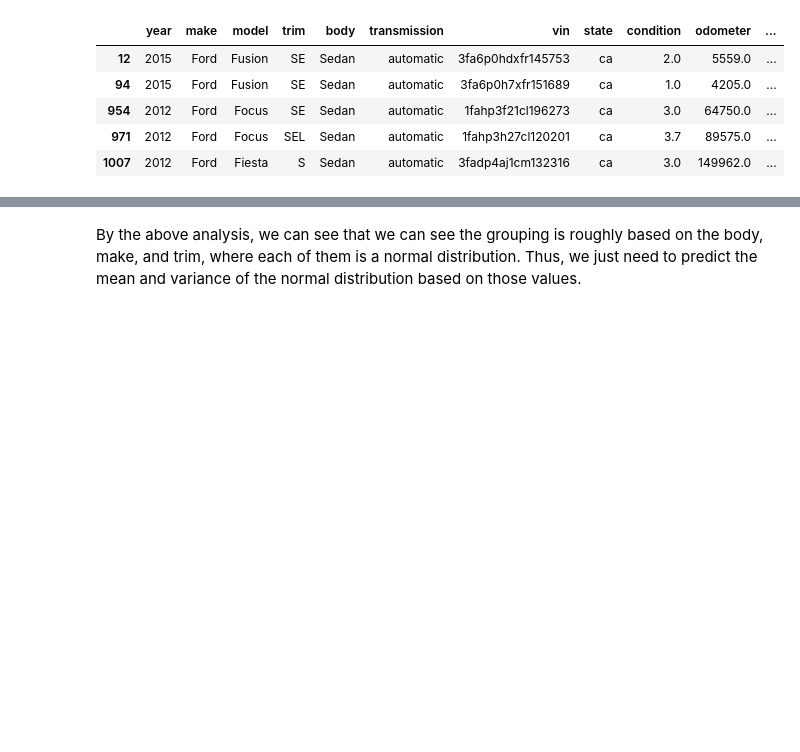
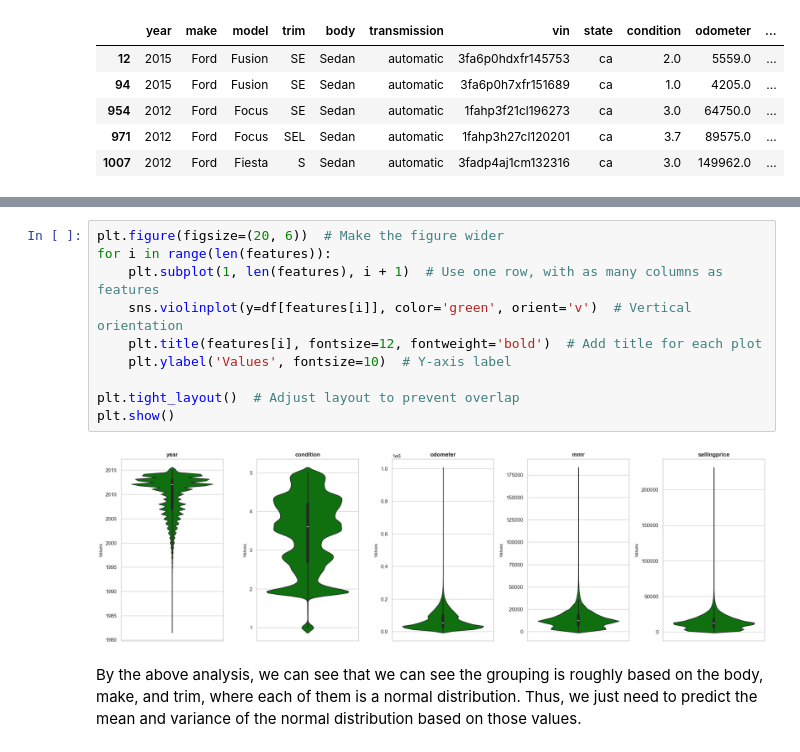
Before and after one commit to PicassoEEA/carAuctionAnalysis, a Jupyter notebook: solution.ipynb, the cells around one changed output, grey strips where cells are left out. Drawn from its saved outputs; the diff is of its cells as text; blank space fills up the shorter version.

```diff
--- a/solution.ipynb
+++ b/solution.ipynb
@@ -304,2 +372,14 @@ NameError: name 'corr_matrix' is not defined
+# %%
+plt.figure(figsize=(20, 6))  # Make the figure wider
+for i in range(len(features)):
+    plt.subplot(1, len(features), i + 1)  # Use one row, with as many columns as features
+    sns.violinplot(y=df[features[i]], color='green', orient='v')  # Vertical orientation
+    plt.title(features[i], fontsize=12, fontweight='bold')  # Add title for each plot
+    plt.ylabel('Values', fontsize=10)  # Y-axis label
+
+plt.tight_layout()  # Adjust layout to prevent overlap
+plt.show()
+# %% [output]
+[figure, added]
 # %% [markdown]
 By the above analysis, we can see that we can see the grouping is roughly based on the body, make, and trim, where each of them is a normal distribution. Thus, we just need to predict the mean and variance of the normal distribution based on those values.
```
Also changed, not shown: parts of 4 cells of this notebook.
